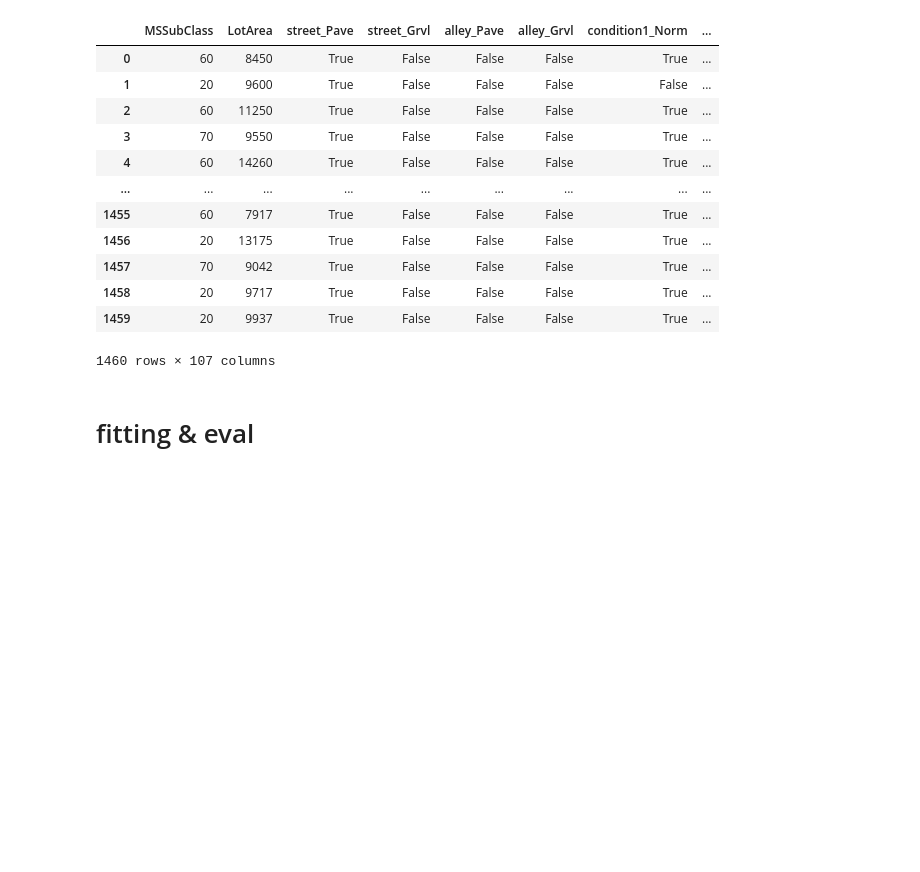
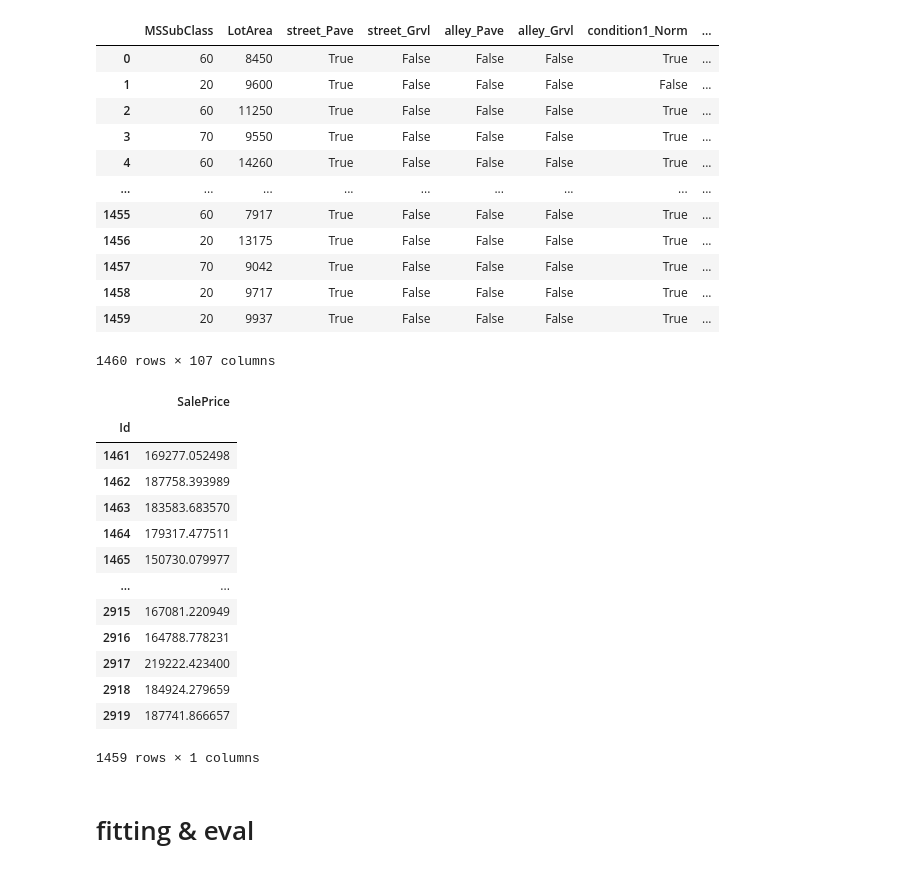
Before and after one commit to WontaeKim89/house_prices_data_analysis, a Jupyter notebook: house-prices-data-analysis.ipynb, the cells around one changed output. Drawn from its saved outputs; the diff is of its cells as text; code cells hidden in the pictures; blank space fills up the shorter version.

```diff
--- a/house-prices-data-analysis.ipynb
+++ b/house-prices-data-analysis.ipynb
@@ -789,6 +810,25 @@ x_train
 | 1458 | 20 | 9717 | True | False | False | False | True | ... |
 | 1459 | 20 | 9937 | True | False | False | False | True | ... |
 1460 rows × 107 columns
+# %%
+submission = pd.read_csv('/Users/kim-wontae/Desktop/deschool/data/house-prices-advanced-regression-techniques/sample_submission.csv', index_col = 'Id')
+# %%
+submission
+# %% [output]
+|  | SalePrice |
+| Id |  |
+| 1461 | 169277.052498 |
+| 1462 | 187758.393989 |
+| 1463 | 183583.683570 |
+| 1464 | 179317.477511 |
+| 1465 | 150730.079977 |
+| ... | ... |
+| 2915 | 167081.220949 |
+| 2916 | 164788.778231 |
+| 2917 | 219222.423400 |
+| 2918 | 184924.279659 |
+| 2919 | 187741.866657 |
+1459 rows × 1 columns
 # %% [markdown]
 # fitting & eval
 # %%
```
Also changed, not shown: parts of 17 cells of this notebook.
